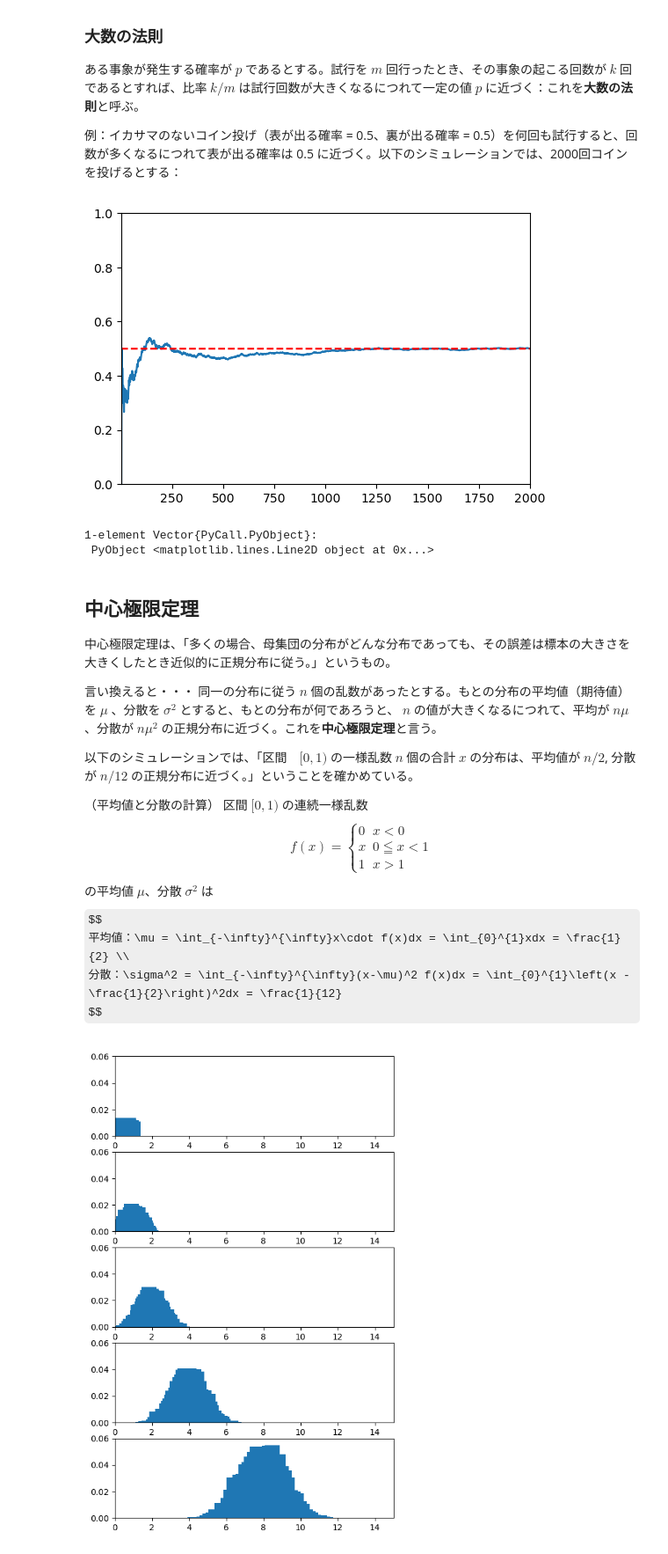
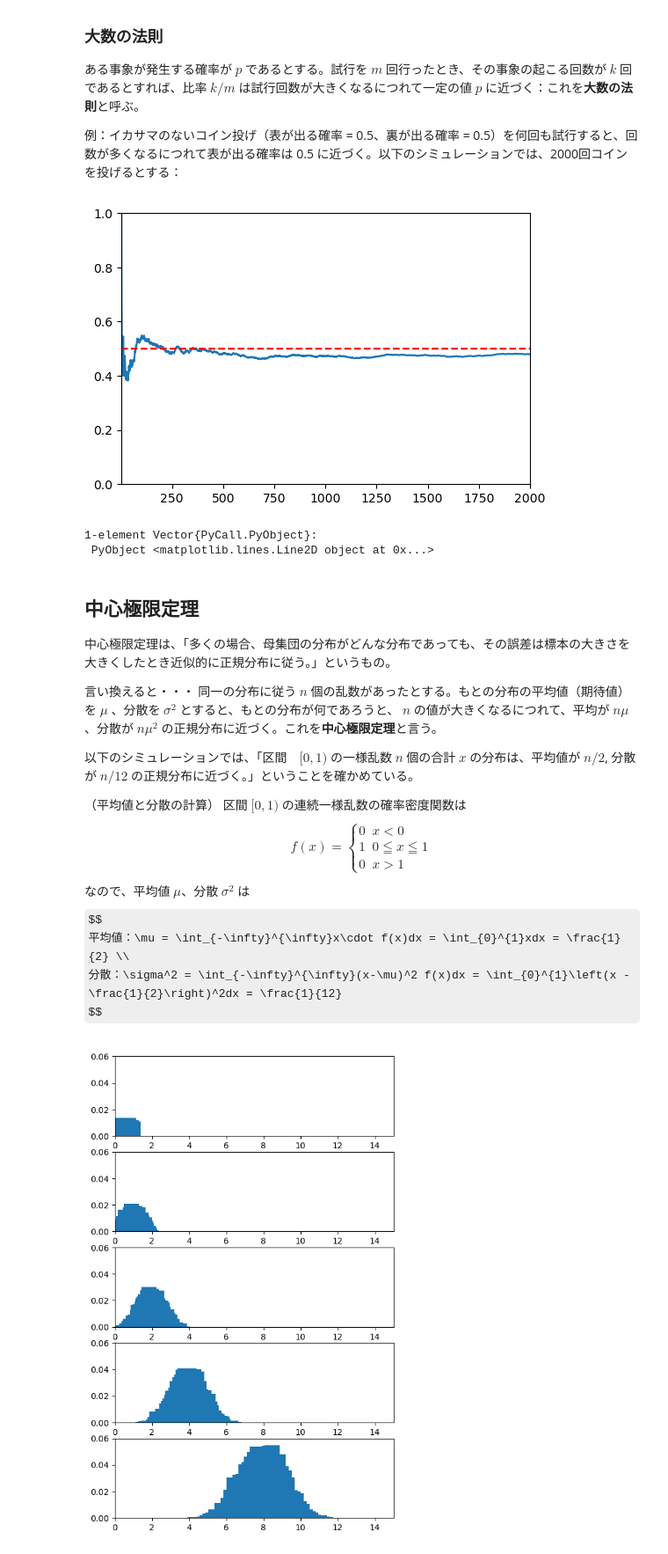
Before and after one commit to tsuchinoko0402/monte-carlo-simulation, a Jupyter notebook: 00-five-minutes-study-session.ipynb, the cells around one changed output. Shown at 88% size. Cells and saved outputs as stored; diff of their text form; code cells hidden in the pictures; some formulas as TeX source.

```diff
--- a/00-five-minutes-study-session.ipynb
+++ b/00-five-minutes-study-session.ipynb
@@ -11,33 +11,33 @@
 # %%
 using PyPlot
 
 number = 2000               # コインを投げる回数
 f = zeros(Float64, number)  # 各回の k/m の値
 p = 0.5                     # 表が出る確率
 k = 0                       # 表が出た回数
 
 # グラフィックの準備
 fig = PyPlot.figure(figsize=(6.0, 4.0))
 ax = fig.add_subplot()
 ax.set_xlim(1, number)
 ax.set_ylim(0, 1)
 
 for i = 1:number
     # 発生させた乱数が p より小さい場合は回数を 1 つ加算する
     if p > rand()
         k += 1
     end
     f[i] = k / i
 end
 
 ax.plot(1:number, f)
 
 # 基準となる線の描画
 x = 1:number
-ax.pi_line = fill(p, number, 1)
+pi_line = fill(p, number, 1)
 ax.plot(x, pi_line, "--", color="red")
 # %% [output]
-[figure, old version]
+[figure, new version]
 1-element Vector{PyCall.PyObject}:
  PyObject <matplotlib.lines.Line2D object at 0x...>
 # %% [markdown]
@@ -51,16 +51,16 @@ ax.plot(x, pi_line, "--", color="red")
 以下のシミュレーションでは、「区間　$[0, 1)$ の一様乱数 $n$ 個の合計 $x$ の分布は、平均値が $n/2$, 分散が $n/12$ の正規分布に近づく。」ということを確かめている。
 
 （平均値と分散の計算）
-区間 $[0,1)$ の連続一様乱数
+区間 $[0,1)$ の連続一様乱数の確率密度関数は
 $$
     f(x) =
     \begin{cases}
         0   &   x < 0  \\
-        x   &   0 \leqq x < 1 \\
-        1   &   x > 1
+        1   &   0 \leqq x \leqq 1 \\
+        0   &   x > 1
     \end{cases}
 $$
-の平均値 $\mu$、分散 $\sigma^2$ は
+なので、平均値 $\mu$、分散 $\sigma^2$ は
 $$
     平均値：\mu = \int_{-\infty}^{\infty}x\cdot f(x)dx = \int_{0}^{1}xdx = \frac{1}{2} \\
     分散：\sigma^2 = \int_{-\infty}^{\infty}(x-\mu)^2 f(x)dx = \int_{0}^{1}\left(x - \frac{1}{2}\right)^2dx = \frac{1}{12}
```
Also changed, not shown: parts of 2 cells of this notebook, 1 other file.
